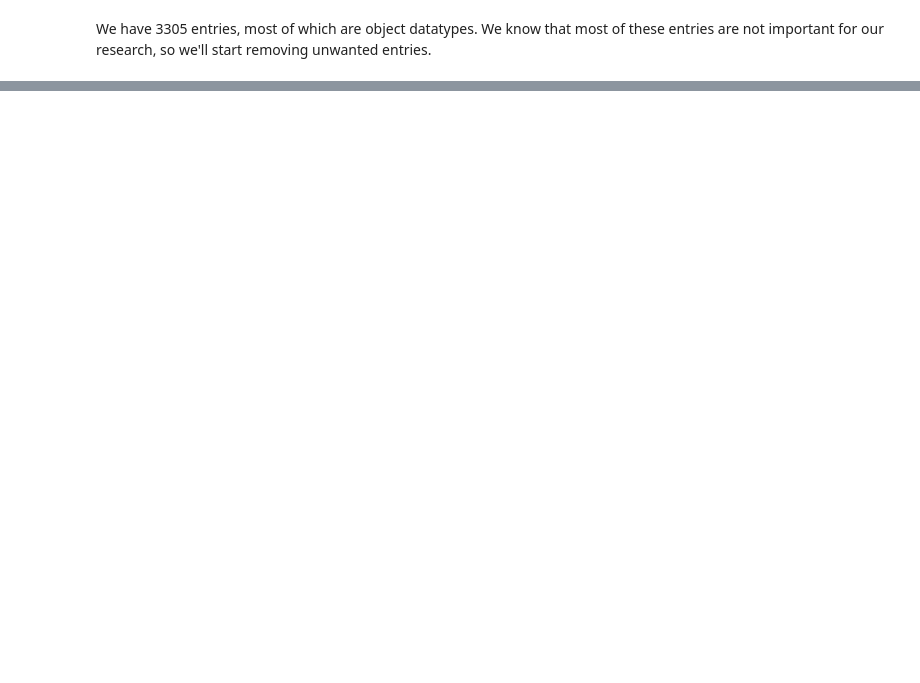
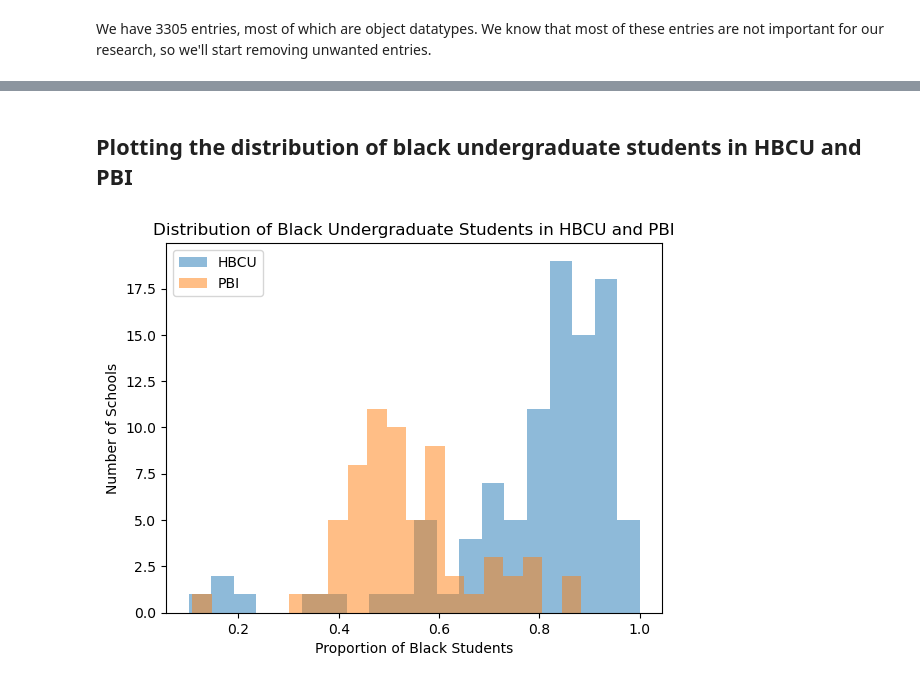
Before and after one commit to tanwasp/college-scorecard-analysis-group5, a Jupyter notebook: eda/full_college_scorecard_eda.ipynb, the cells around one changed output, grey strips where cells are left out. Drawn from its saved outputs; the diff is of its cells as text; code cells hidden in the pictures; blank space fills up the shorter version.

```diff
--- a/eda/full_college_scorecard_eda.ipynb
+++ b/eda/full_college_scorecard_eda.ipynb
@@ -158,0 +194,12 @@ dirty_data = dirty_data.drop(columns=["ZIP", "SCH_DEG", "SCHTYPE", "HCM2", "CCBA
+# %% [markdown]
+## Plotting the distribution of black undergraduate students in HBCU and PBI
+# %%
+plt.hist(data[data['HBCU'] == 1]['UGDS_BLACK'], bins=20, alpha=0.5, label='HBCU')
+plt.hist(data[data['PBI'] == 1]['UGDS_BLACK'], bins=20, alpha=0.5, label='PBI')
+plt.xlabel('Proportion of Black Students')
+plt.ylabel('Number of Schools')
+plt.title('Distribution of Black Undergraduate Students in HBCU and PBI')
+plt.legend()
+plt.show()
+# %% [output]
+[figure, added]
```
Also changed, not shown: parts of 22 cells of this notebook.
